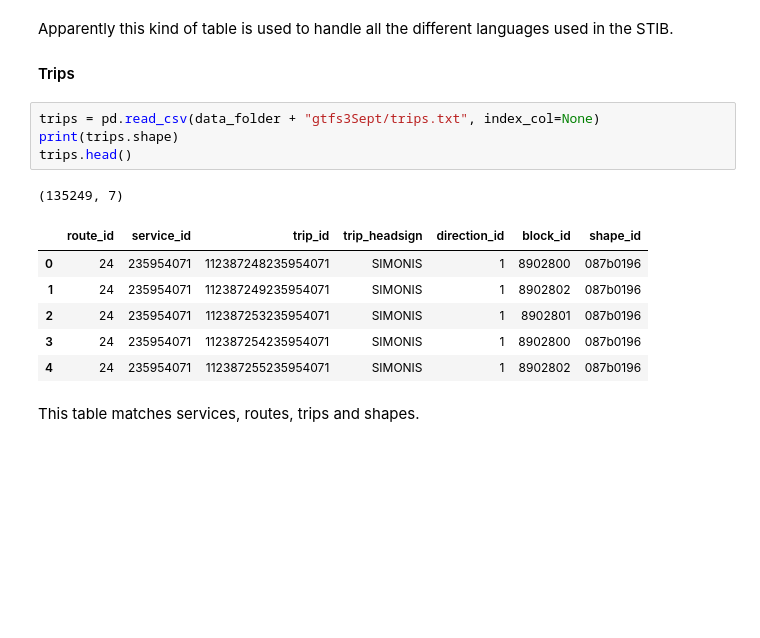
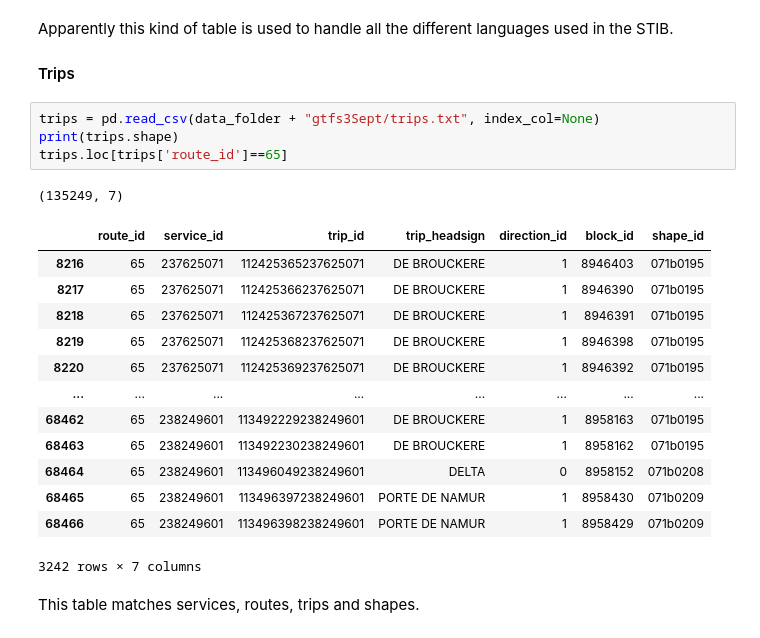
Before and after one commit to Action52/hack_my_ride, a Jupyter notebook: ExploratoryDataAnalysis.ipynb, the cells around one changed output. Drawn from its saved outputs; the diff is of its cells as text; blank space fills up the shorter version.

```diff
--- a/ExploratoryDataAnalysis.ipynb
+++ b/ExploratoryDataAnalysis.ipynb
@@ -128,15 +128,22 @@ Apparently this kind of table is used to handle all the different languages used
 # %%
 trips = pd.read_csv(data_folder + "gtfs3Sept/trips.txt", index_col=None)
 print(trips.shape)
-trips.head()
+trips.loc[trips['route_id']==65]
 # %% [output]
 (135249, 7)
 |  | route_id | service_id | trip_id | trip_headsign | direction_id | block_id | shape_id |
-| 0 | 24 | 235954071 | 112387248235954071 | SIMONIS | 1 | 8902800 | 087b0196 |
-| 1 | 24 | 235954071 | 112387249235954071 | SIMONIS | 1 | 8902802 | 087b0196 |
-| 2 | 24 | 235954071 | 112387253235954071 | SIMONIS | 1 | 8902801 | 087b0196 |
-| 3 | 24 | 235954071 | 112387254235954071 | SIMONIS | 1 | 8902800 | 087b0196 |
-| 4 | 24 | 235954071 | 112387255235954071 | SIMONIS | 1 | 8902802 | 087b0196 |
+| 8216 | 65 | 237625071 | 112425365237625071 | DE BROUCKERE | 1 | 8946403 | 071b0195 |
+| 8217 | 65 | 237625071 | 112425366237625071 | DE BROUCKERE | 1 | 8946390 | 071b0195 |
+| 8218 | 65 | 237625071 | 112425367237625071 | DE BROUCKERE | 1 | 8946391 | 071b0195 |
+| 8219 | 65 | 237625071 | 112425368237625071 | DE BROUCKERE | 1 | 8946398 | 071b0195 |
+| 8220 | 65 | 237625071 | 112425369237625071 | DE BROUCKERE | 1 | 8946392 | 071b0195 |
+| ... | ... | ... | ... | ... | ... | ... | ... |
+| 68462 | 65 | 238249601 | 113492229238249601 | DE BROUCKERE | 1 | 8958163 | 071b0195 |
+| 68463 | 65 | 238249601 | 113492230238249601 | DE BROUCKERE | 1 | 8958162 | 071b0195 |
+| 68464 | 65 | 238249601 | 113496049238249601 | DELTA | 0 | 8958152 | 071b0208 |
+| 68465 | 65 | 238249601 | 113496397238249601 | PORTE DE NAMUR | 1 | 8958430 | 071b0209 |
+| 68466 | 65 | 238249601 | 113496398238249601 | PORTE DE NAMUR | 1 | 8958429 | 071b0209 |
+3242 rows × 7 columns
 # %% [markdown]
 This table matches services, routes, trips and shapes.
 # %%
```
Also changed, not shown: parts of 10 cells of this notebook.
